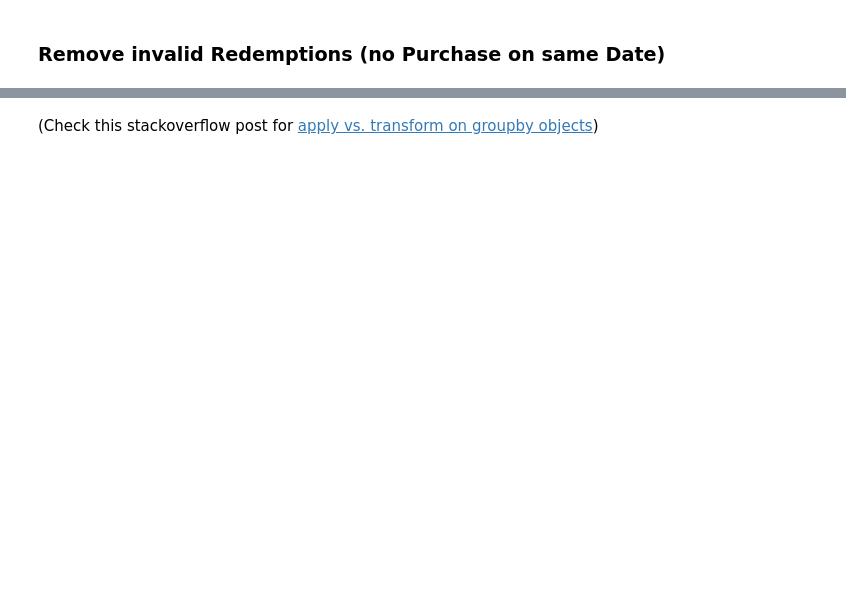
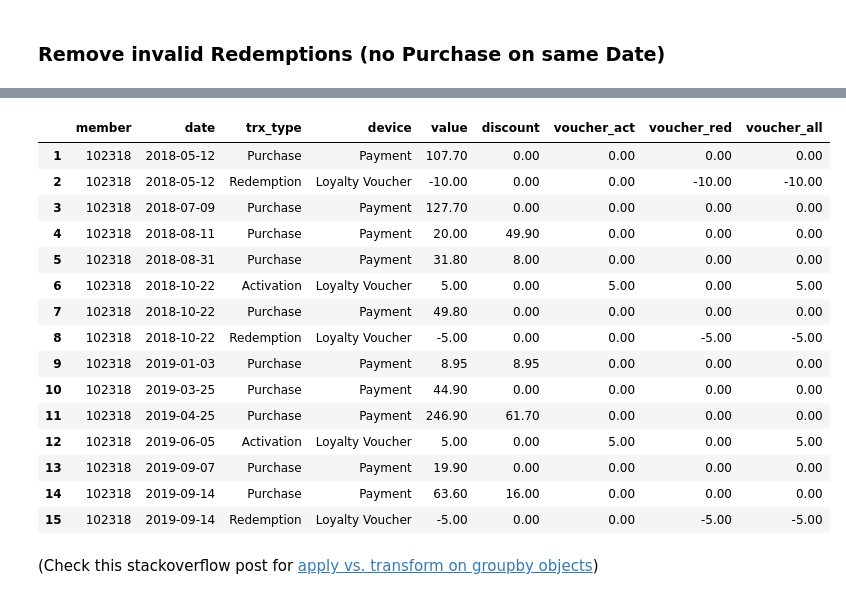
Before and after one commit to rbuerki/trx_data_manipulation_medium, a Jupyter notebook: 1_simple_trx_prep/Trx_Data_Transformation.ipynb, the cells around one changed output, grey strips where cells are left out. Cells and saved outputs as stored; diff of their text form; code cells hidden in the pictures; blank space fills up the shorter version.

```diff
--- a/1_simple_trx_prep/Trx_Data_Transformation.ipynb
+++ b/1_simple_trx_prep/Trx_Data_Transformation.ipynb
@@ -118,7 +118,7 @@ assert "object" not in data_prep.dtypes
 - There are redemptions without purchase transaction (I won't consider them a purchase)
 # %%
 # Choose a suitable "Test Member"
-test_member = data_clean[data_clean["member"] == "102318"].copy()
+test_member = data_prep[data_prep["member"] == "102318"].copy()
 
 # Add an edge case: Same-date Activation and redemption
 test_member.iloc[5, 1] = dt.datetime.strptime("2018-10-22", "%Y-%m-%d")
@@ -131,6 +131,10 @@ test_member.iloc[-1, 1] = dt.datetime.strptime("2018-4-01", "%Y-%m-%d")
 test_member.sort_values(["member", "date", "trx_type"], inplace=True)
 test_member.reset_index(drop=True, inplace=True)
 
+#(Re-)Set dtypes
+for col in test_member.select_dtypes(include=["object", "string"]):
+    test_member[col] = test_member[col].astype("category")
+
 test_member
 # %% [output]
 |  | member | date | trx_type | device | value | discount |
@@ -226,0 +199,9 @@ list(g_prep.groups.items())
+# %%
+test_member = remove_redemtions_without_purchase(test_member)
+
+# # Pass tests
+assert (pd.to_datetime('2018-04-01') in test_member["date"].to_numpy()) == False
+assert len(test_member) == 15
+
+# Check results
+test_member
@@ -227,22 +229,20 @@ list(g_prep.groups.items())
 # %%
-# This can be applied to whole df in one go
-
 def create_basic_voucher_cols(df):
-    """Create separate columns containing the values for
-    voucher activations ("v_a"), voucher redemptions ("v_r")
-    and all of them combined.
+    """Create 3 separate columns containing the values for
+    voucher activations ("voucher_act"), voucher redemptions ("voucher_red")
+    and both of them combined (voucher_all).
     """
     df = df.copy()
-    df["v_act"] = np.where(
-        (df["device"] == "Financial Voucher") & (df["value"] > 0),
+    df["voucher_act"] = np.where(
+        (df["device"] == "Loyalty Voucher") & (df["value"] > 0),
         df["value"],
         0)
-    df["v_red"] = np.where(
-        (df["device"] == "Financial Voucher") & (df["value"] < 0),
+    df["voucher_red"] = np.where(
+        (df["device"] == "Loyalty Voucher") & (df["value"] < 0),
         df["value"],
         0)
-    df["v_all"] = np.where(
-        df["device"] == "Financial Voucher",
+    df["voucher_all"] = np.where(
+        df["device"] == "Loyalty Voucher",
         df["value"],
         0)
     return df
@@ -269 +249,27 @@ test
+# %%
+test_member = create_basic_voucher_cols(test_member)
+
+# Pass tests
+assert test_member.shape[1] == 9
+assert test_member["voucher_all"].sum() == -10
+
+# Check results
+test_member
+# %% [output]
+|  | member | date | trx_type | device | value | discount | voucher_act | voucher_red | voucher_all |
+| 1 | 102318 | 2018-05-12 | Purchase | Payment | 107.70 | 0.00 | 0.00 | 0.00 | 0.00 |
+| 2 | 102318 | 2018-05-12 | Redemption | Loyalty Voucher | -10.00 | 0.00 | 0.00 | -10.00 | -10.00 |
+| 3 | 102318 | 2018-07-09 | Purchase | Payment | 127.70 | 0.00 | 0.00 | 0.00 | 0.00 |
+| 4 | 102318 | 2018-08-11 | Purchase | Payment | 20.00 | 49.90 | 0.00 | 0.00 | 0.00 |
+| 5 | 102318 | 2018-08-31 | Purchase | Payment | 31.80 | 8.00 | 0.00 | 0.00 | 0.00 |
+| 6 | 102318 | 2018-10-22 | Activation | Loyalty Voucher | 5.00 | 0.00 | 5.00 | 0.00 | 5.00 |
+| 7 | 102318 | 2018-10-22 | Purchase | Payment | 49.80 | 0.00 | 0.00 | 0.00 | 0.00 |
+| 8 | 102318 | 2018-10-22 | Redemption | Loyalty Voucher | -5.00 | 0.00 | 0.00 | -5.00 | -5.00 |
+| 9 | 102318 | 2019-01-03 | Purchase | Payment | 8.95 | 8.95 | 0.00 | 0.00 | 0.00 |
+| 10 | 102318 | 2019-03-25 | Purchase | Payment | 44.90 | 0.00 | 0.00 | 0.00 | 0.00 |
+| 11 | 102318 | 2019-04-25 | Purchase | Payment | 246.90 | 61.70 | 0.00 | 0.00 | 0.00 |
+| 12 | 102318 | 2019-06-05 | Activation | Loyalty Voucher | 5.00 | 0.00 | 5.00 | 0.00 | 5.00 |
+| 13 | 102318 | 2019-09-07 | Purchase | Payment | 19.90 | 0.00 | 0.00 | 0.00 | 0.00 |
+| 14 | 102318 | 2019-09-14 | Purchase | Payment | 63.60 | 16.00 | 0.00 | 0.00 | 0.00 |
+| 15 | 102318 | 2019-09-14 | Redemption | Loyalty Voucher | -5.00 | 0.00 | 0.00 | -5.00 | -5.00 |
 # %%
```
Also changed, not shown: parts of 15 cells of this notebook, 1 other file.
